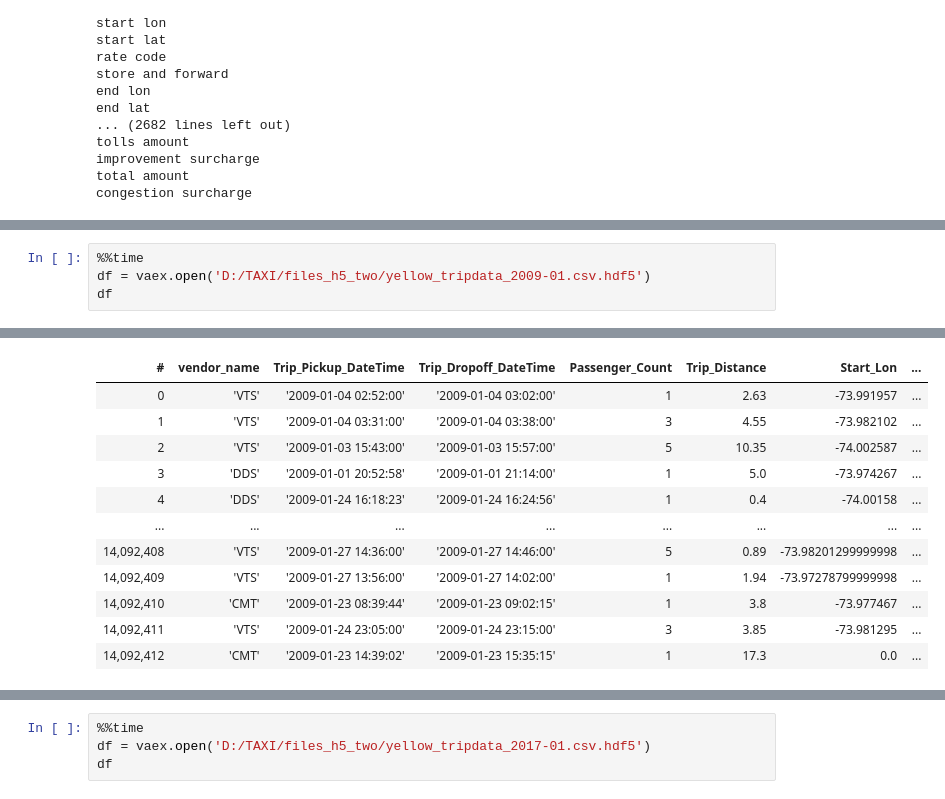
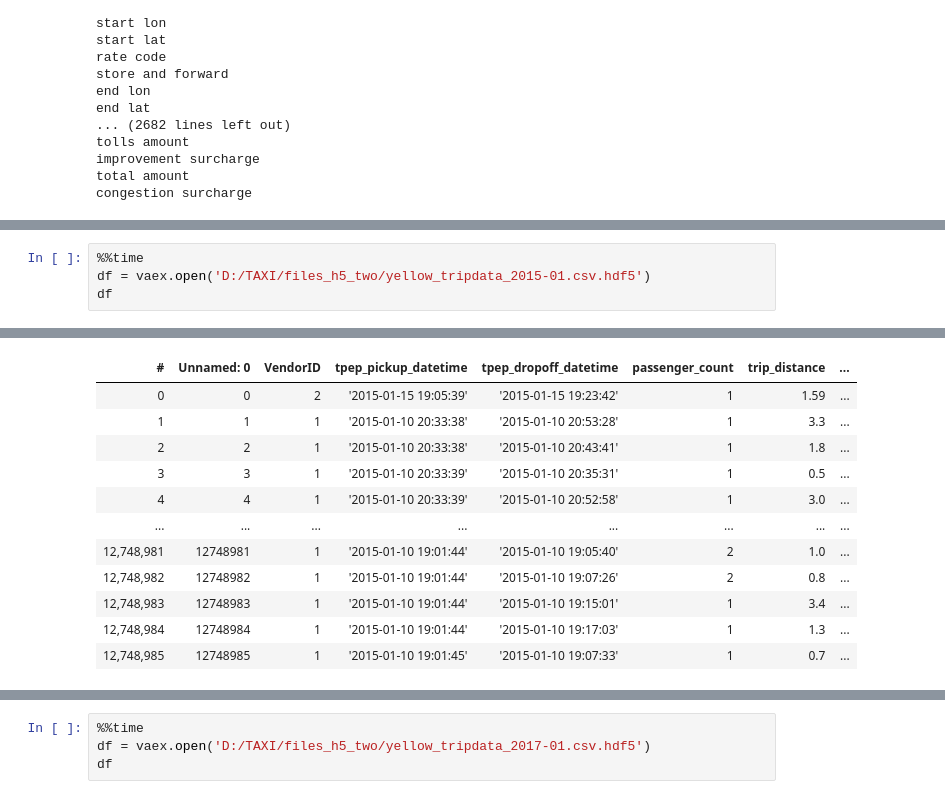
Before and after one commit to ciepielajan/N.-Y.-CityCabs-data-2009-2015, a Jupyter notebook: vaex.ipynb, the cells around one changed output, grey strips where cells are left out. Saved outputs shown, nothing was run; the diff lists cells and outputs as text.

```diff
--- a/vaex.ipynb
+++ b/vaex.ipynb
@@ -219,5 +451,5 @@ congestion surcharge
 # %%
 %%time
-df = vaex.open('D:/TAXI/files_h5_two/yellow_tripdata_2009-01.csv.hdf5')
+df = vaex.open('D:/TAXI/files_h5_two/yellow_tripdata_2015-01.csv.hdf5')
 df
 # %% [output]
@@ -225,12 +457,12 @@ Wall time: 758 ms
-| # | vendor_name | Trip_Pickup_DateTime | Trip_Dropoff_DateTime | Passenger_Count | Trip_Distance | Start_Lon | ... |
-| 0 | 'VTS' | '2009-01-04 02:52:00' | '2009-01-04 03:02:00' | 1 | 2.63 | -73.991957 | ... |
-| 1 | 'VTS' | '2009-01-04 03:31:00' | '2009-01-04 03:38:00' | 3 | 4.55 | -73.982102 | ... |
-| 2 | 'VTS' | '2009-01-03 15:43:00' | '2009-01-03 15:57:00' | 5 | 10.35 | -74.002587 | ... |
-| 3 | 'DDS' | '2009-01-01 20:52:58' | '2009-01-01 21:14:00' | 1 | 5.0 | -73.974267 | ... |
-| 4 | 'DDS' | '2009-01-24 16:18:23' | '2009-01-24 16:24:56' | 1 | 0.4 | -74.00158 | ... |
+| # | Unnamed: 0 | VendorID | tpep_pickup_datetime | tpep_dropoff_datetime | passenger_count | trip_distance | ... |
+| 0 | 0 | 2 | '2015-01-15 19:05:39' | '2015-01-15 19:23:42' | 1 | 1.59 | ... |
+| 1 | 1 | 1 | '2015-01-10 20:33:38' | '2015-01-10 20:53:28' | 1 | 3.3 | ... |
+| 2 | 2 | 1 | '2015-01-10 20:33:38' | '2015-01-10 20:43:41' | 1 | 1.8 | ... |
+| 3 | 3 | 1 | '2015-01-10 20:33:39' | '2015-01-10 20:35:31' | 1 | 0.5 | ... |
+| 4 | 4 | 1 | '2015-01-10 20:33:39' | '2015-01-10 20:52:58' | 1 | 3.0 | ... |
 | ... | ... | ... | ... | ... | ... | ... | ... |
-| 14,092,408 | 'VTS' | '2009-01-27 14:36:00' | '2009-01-27 14:46:00' | 5 | 0.89 | -73.98201299999998 | ... |
-| 14,092,409 | 'VTS' | '2009-01-27 13:56:00' | '2009-01-27 14:02:00' | 1 | 1.94 | -73.97278799999998 | ... |
-| 14,092,410 | 'CMT' | '2009-01-23 08:39:44' | '2009-01-23 09:02:15' | 1 | 3.8 | -73.977467 | ... |
-| 14,092,411 | 'VTS' | '2009-01-24 23:05:00' | '2009-01-24 23:15:00' | 3 | 3.85 | -73.981295 | ... |
-| 14,092,412 | 'CMT' | '2009-01-23 14:39:02' | '2009-01-23 15:35:15' | 1 | 17.3 | 0.0 | ... |
+| 12,748,981 | 12748981 | 1 | '2015-01-10 19:01:44' | '2015-01-10 19:05:40' | 2 | 1.0 | ... |
+| 12,748,982 | 12748982 | 1 | '2015-01-10 19:01:44' | '2015-01-10 19:07:26' | 2 | 0.8 | ... |
+| 12,748,983 | 12748983 | 1 | '2015-01-10 19:01:44' | '2015-01-10 19:15:01' | 1 | 3.4 | ... |
+| 12,748,984 | 12748984 | 1 | '2015-01-10 19:01:44' | '2015-01-10 19:17:03' | 1 | 1.3 | ... |
+| 12,748,985 | 12748985 | 1 | '2015-01-10 19:01:45' | '2015-01-10 19:07:33' | 1 | 0.7 | ... |
```
Also changed, not shown: parts of 21 cells of this notebook.
